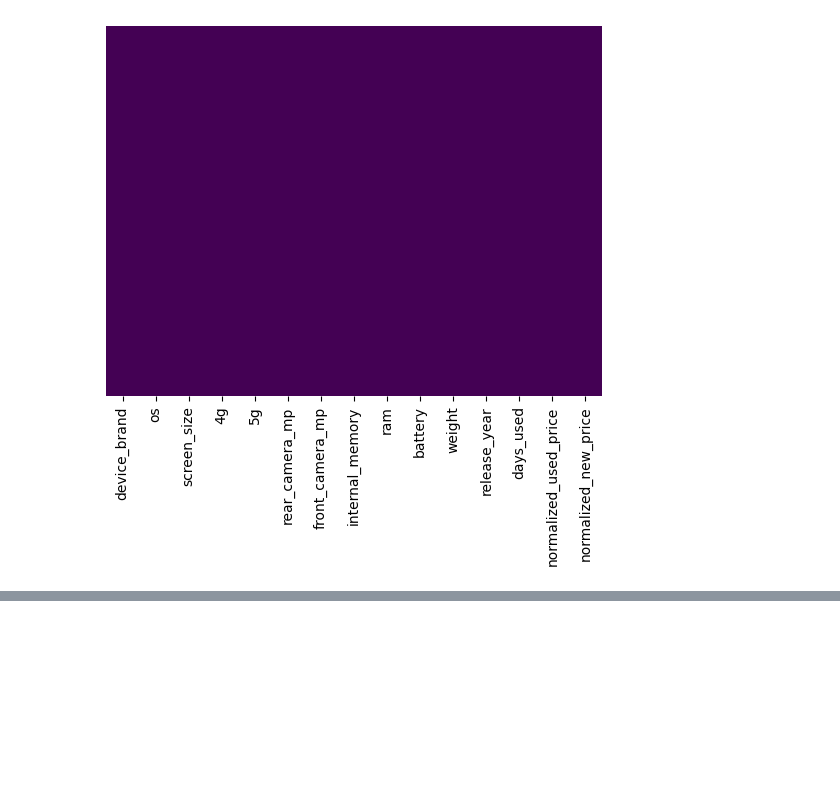
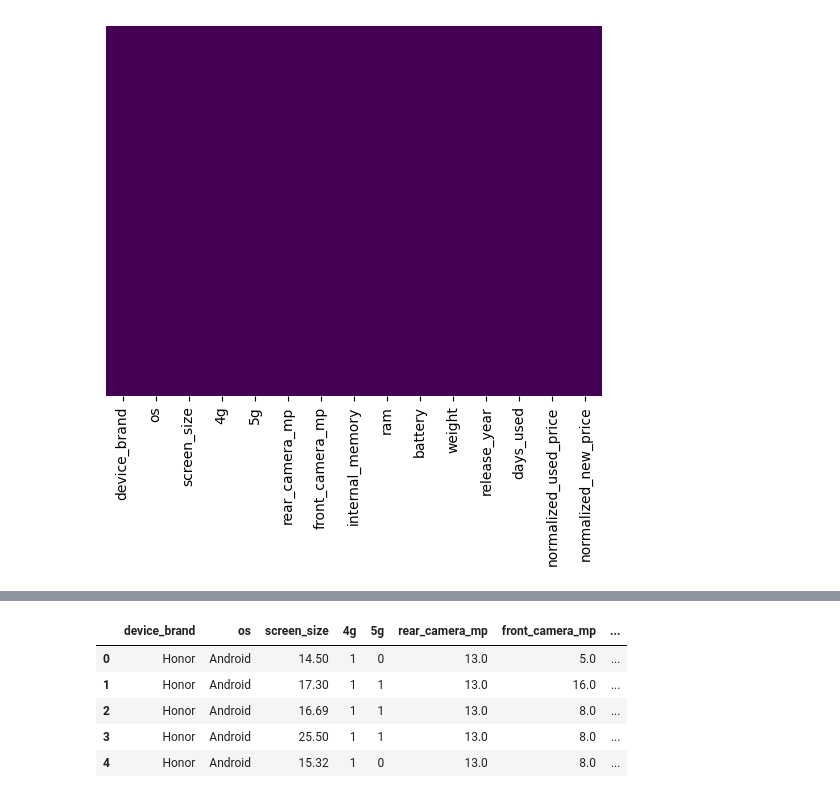
Before and after one commit to yaoyanglee/SC1015-Mini-Project, a Jupyter notebook: Data Cleaning.ipynb, the cells around one changed output, grey strips where cells are left out. Saved outputs shown, nothing was run; the diff lists cells and outputs as text; code cells hidden in the pictures; blank space fills up the shorter version.

```diff
--- a/Data Cleaning.ipynb
+++ b/Data Cleaning.ipynb
@@ -61,0 +95,16 @@ sb.heatmap(data.isnull(),yticklabels=False,cbar=False,cmap='viridis')
+# %%
+# Encoding the categorical data into a binary form for ease of data processing
+dict_G = {'yes':1,'no':0}
+data['4g'] = data['4g'].map(dict_G)
+data['5g'] = data['5g'].map(dict_G)
+brand_dict = data.groupby(['device_brand'])['normalized_used_price'].median().to_dict()
+data['Device_Brand'] = data['device_brand'].map(brand_dict)
+
+data.head()
+# %% [output]
+|  | device_brand | os | screen_size | 4g | 5g | rear_camera_mp | front_camera_mp | ... |
+| 0 | Honor | Android | 14.50 | 1 | 0 | 13.0 | 5.0 | ... |
+| 1 | Honor | Android | 17.30 | 1 | 1 | 13.0 | 16.0 | ... |
+| 2 | Honor | Android | 16.69 | 1 | 1 | 13.0 | 8.0 | ... |
+| 3 | Honor | Android | 25.50 | 1 | 1 | 13.0 | 8.0 | ... |
+| 4 | Honor | Android | 15.32 | 1 | 0 | 13.0 | 8.0 | ... |
```
Also changed, not shown: parts of 3 cells of this notebook.
